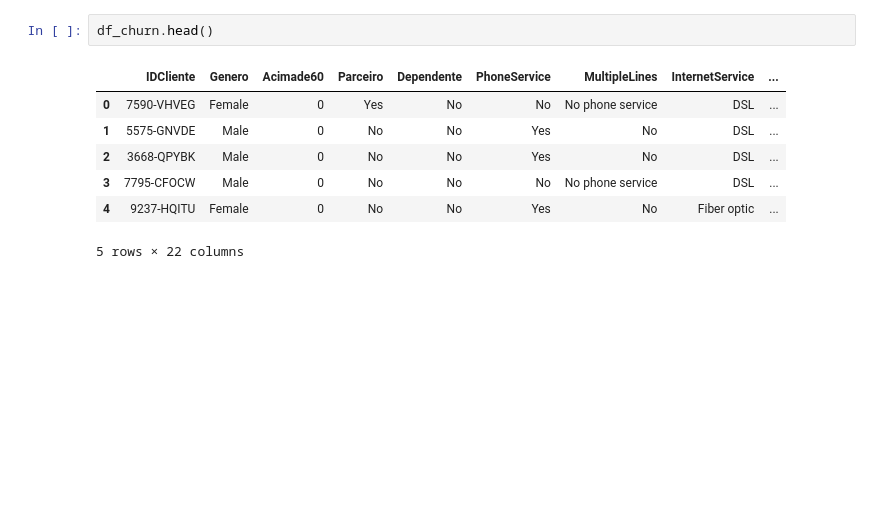
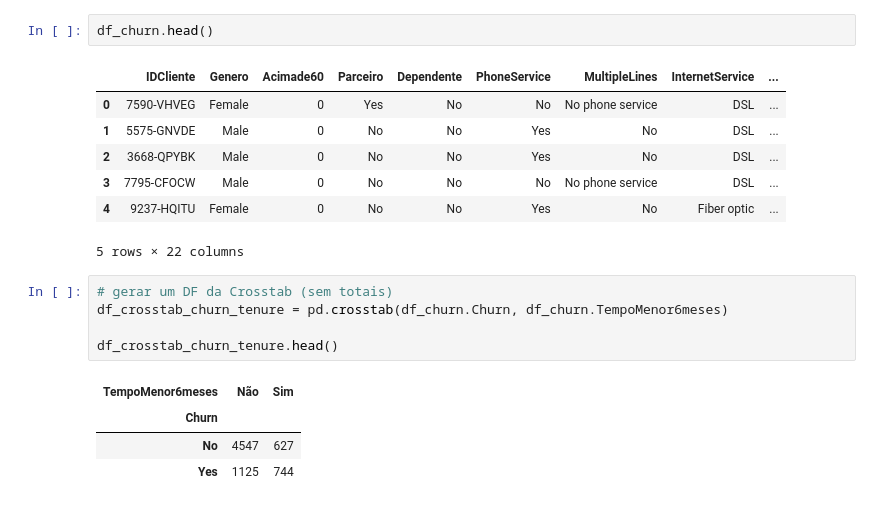
Before and after one commit to AlexandreFeltrin/EstudoIA, a Jupyter notebook: EDA/eda.ipynb, the cells around one changed output. Saved outputs shown, nothing was run; the diff lists cells and outputs as text; blank space fills up the shorter version.

```diff
--- a/EDA/eda.ipynb
+++ b/EDA/eda.ipynb
@@ -634,3 +634,13 @@ df_churn.head()
 | 3 | 7795-CFOCW | Male | 0 | No | No | No | No phone service | DSL | ... |
 | 4 | 9237-HQITU | Female | 0 | No | No | Yes | No | Fiber optic | ... |
 5 rows × 22 columns
+# %%
+# gerar um DF da Crosstab (sem totais)
+df_crosstab_churn_tenure = pd.crosstab(df_churn.Churn, df_churn.TempoMenor6meses)
+
+df_crosstab_churn_tenure.head()
+# %% [output]
+| TempoMenor6meses | Não | Sim |
+| Churn |  |  |
+| No | 4547 | 627 |
+| Yes | 1125 | 744 |
```
Also changed, not shown: parts of 12 cells of this notebook.
